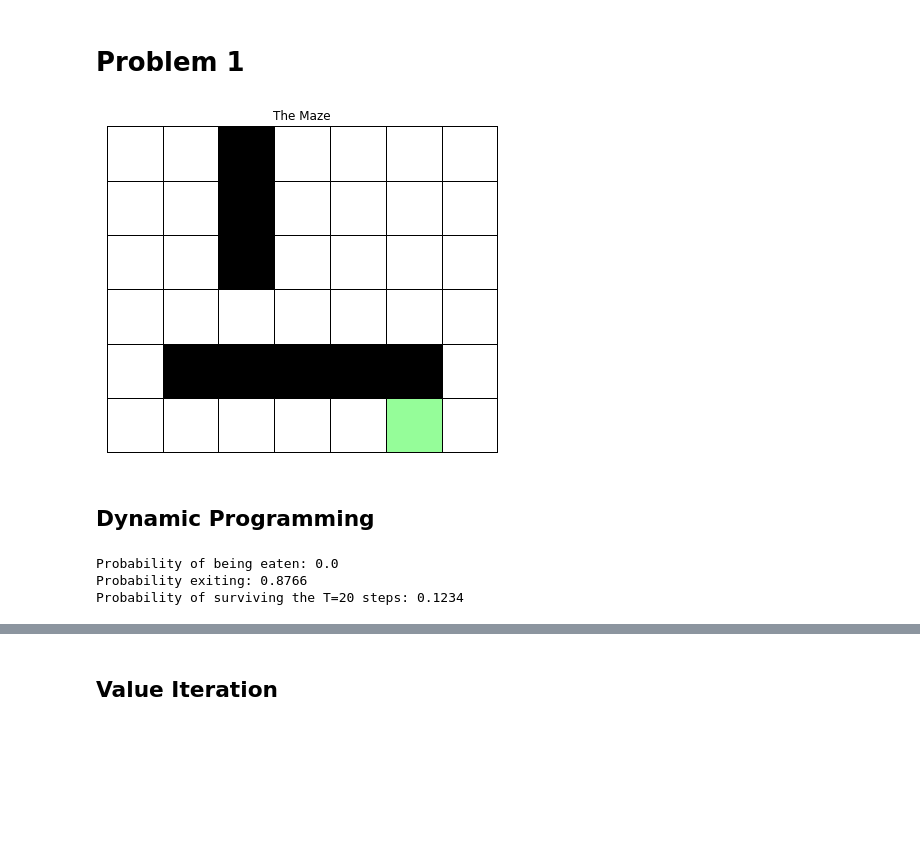
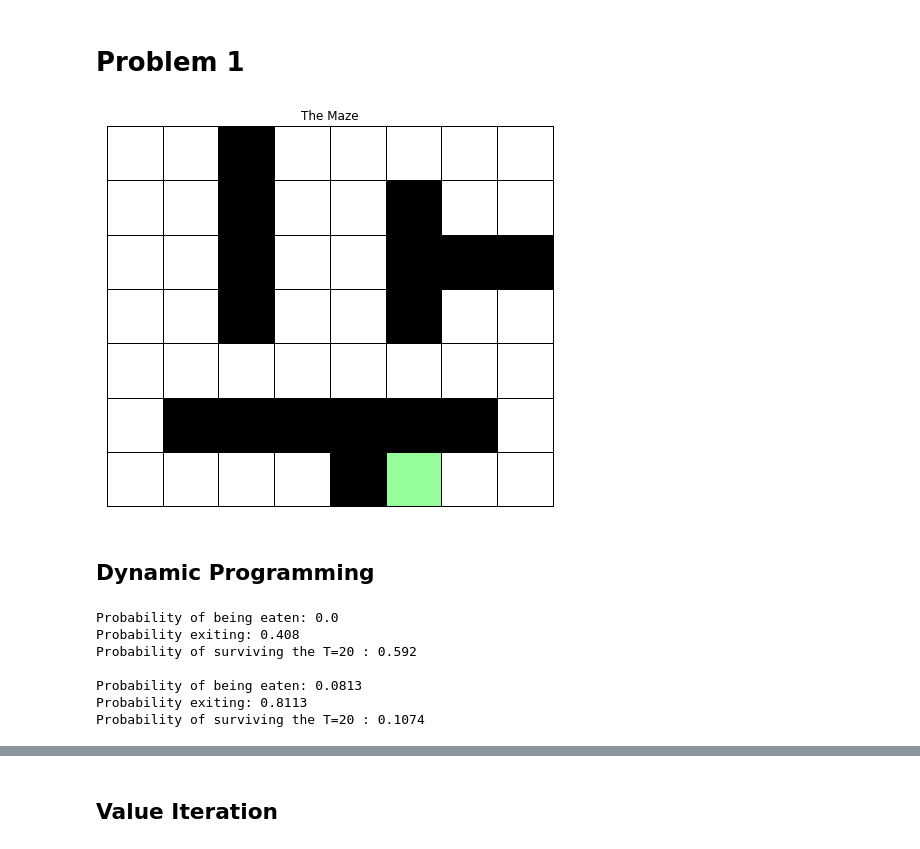
Before and after one commit to Charles2Alvin/Course-Reinforcement-Learning, a Jupyter notebook: Lab1/Solution_preparatory_lab.ipynb, the cells around one changed output, grey strips where cells are left out. Cells and saved outputs as stored; diff of their text form; code cells hidden in the pictures; blank space fills up the shorter version.

Commit message:
Plots in Exercise 1

```diff
--- a/Lab1/Solution_preparatory_lab.ipynb
+++ b/Lab1/Solution_preparatory_lab.ipynb
@@ -8,25 +9,27 @@ import pandas as pd
 # %%
 # Description of the maze as a numpy array
 maze = np.array([
-    [0, 0, 1, 0, 0, 0, 0],
-    [0, 0, 1, 0, 0, 0, 0],
-    [0, 0, 1, 0, 0, 0, 0],
-    [0, 0, 0, 0, 0, 0, 0],
-    [0, 1, 1, 1, 1, 1, 0],
-    [0, 0, 0, 0, 0, 2, 0]
+    [0, 0, 1, 0, 0, 0, 0, 0],
+    [0, 0, 1, 0, 0, 1, 0, 0],
+    [0, 0, 1, 0, 0, 1, 1, 1],
+    [0, 0, 1, 0, 0, 1, 0, 0],
+    [0, 0, 0, 0, 0, 0, 0, 0],
+    [0, 1, 1, 1, 1, 1, 1, 0],
+    [0, 0, 0, 0, 1, 2, 0, 0]
 ])
 # with the convention
 # 0 = empty cell
 # 1 = obstacle
 # 2 = exit of the Maze
 
 mz.draw_maze(maze)
 
 # Create an environment maze
 env = mz.Maze(maze)
+env2 = mz2.Maze(maze)
 #env.show()
 # %% [output]
-[figure, old version]
+[figure, new version]
 # %% [markdown]
 ## Dynamic Programming
 # %%
@@ -43,11 +49,23 @@ path = env.simulate(start, policy0, method, horizon);
 # Show the shortest path
 #mz.animate_solution(maze, path)
 # %%
+# Model minotaur in reward
 results = env.sample(start, policy0, method, horizon, 10000)
 print("Probability of being eaten:",results[0])
 print("Probability exiting:", results[1])
-print("Probability of surviving the T=20 steps:",results[2])
+print("Probability of surviving the T=20 :",results[2])
+
+print("")
+# Model minotaur in transition probability
+results = env2.sample(start, policy02, method, horizon, 10000)
+print("Probability of being eaten:",results[0])
+print("Probability exiting:", results[1])
+print("Probability of surviving the T=20 :",results[2])
 # %% [output]
 Probability of being eaten: 0.0
-Probability exiting: 0.8766
-Probability of surviving the T=20 steps: 0.1234
+Probability exiting: 0.408
+Probability of surviving the T=20 : 0.592
+
+Probability of being eaten: 0.0813
+Probability exiting: 0.8113
+Probability of surviving the T=20 : 0.1074
```
Also changed, not shown: parts of 10 cells of this notebook, 2 other files.
